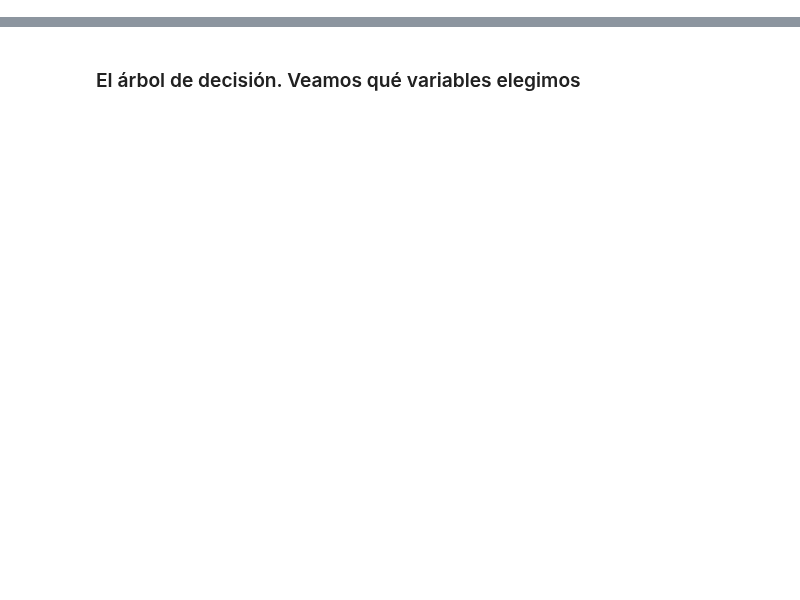
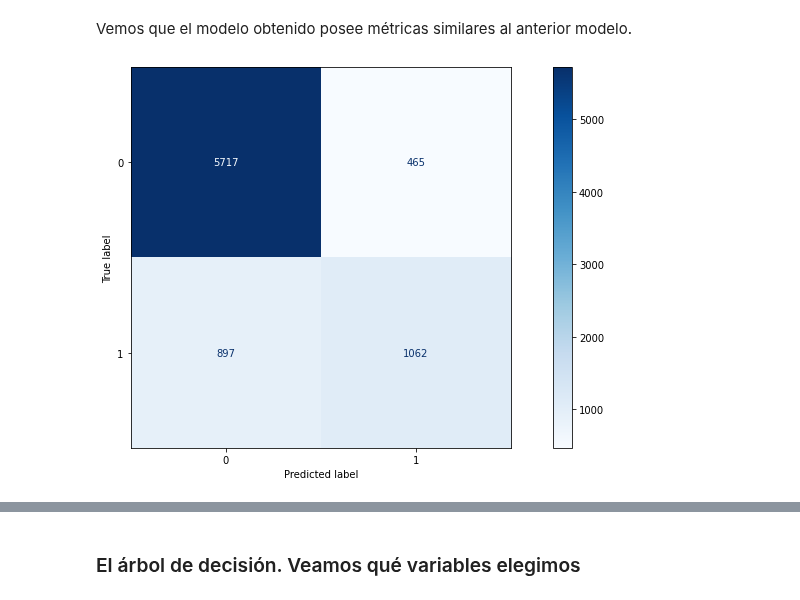
Before and after one commit to ncontinanza/tp-datos-1c2021-de-angelis-riva-continanza, a Jupyter notebook: Parte2/Regresion Logistica.ipynb, the cells around one changed output, grey strips where cells are left out. Drawn from its saved outputs; the diff is of its cells as text; code cells hidden in the pictures; blank space fills up the shorter version.

```diff
--- a/Parte2/Regresion Logistica.ipynb
+++ b/Parte2/Regresion Logistica.ipynb
@@ -67,0 +159,9 @@ Wall time: 7.7 s
+# %%
+model = LogisticRegression()
+params = [{'penalty': ['l1']        , 'C': np.logspace(-3, 3, 7), 'solver': ['saga'] },
+          {'penalty': ['l2']        , 'C': np.logspace(-3, 3, 7), 'solver': ['lbfgs']},
+          {'penalty': ['elasticnet'], 'C': np.logspace(-3, 3, 7), 'solver': ['saga'] , 'l1_ratio': np.linspace(0.1, 0.9, 9)}]
+
+gscv2 = GridSearchCV(model, params, scoring='roc_auc', n_jobs=-1, verbose=4, cv=10)
+# %%
+gscv2.fit(X_train_2, y_train_2)
@@ -67,0 +192,4 @@ Wall time: 7.7 s
+# %%
+lr2 = gscv2.best_estimator_
+# %%
+lr2.fit(X_train_2, y_train_2)
@@ -67,0 +209,9 @@ Wall time: 7.7 s
+# %% [markdown]
+Vemos que el modelo obtenido posee métricas similares al anterior modelo.
+# %%
+fig, ax = plt.subplots(figsize=(15,7))
+plt.grid(False)
+plot_confusion_matrix(lr2, X_test_2, y_test_2, cmap=plt.cm.Blues, display_labels=['0', '1'], ax=ax)
+plt.show()
+# %% [output]
+[figure, added]
```
Also changed, not shown: parts of 60 cells of this notebook, 2 other files.
